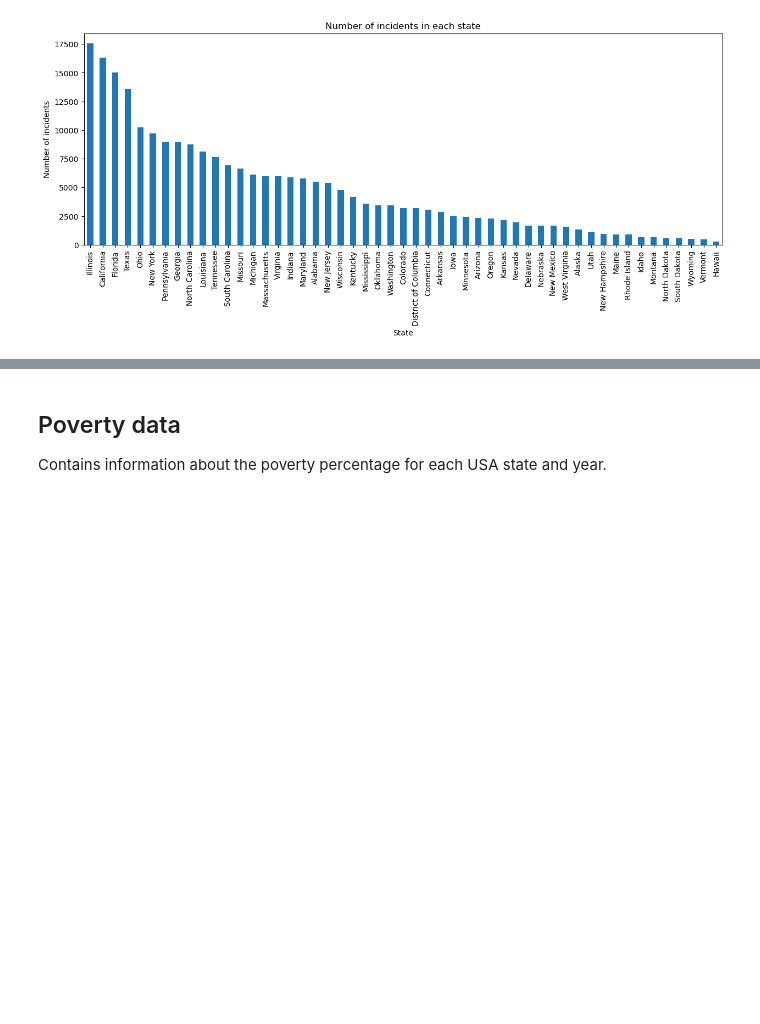
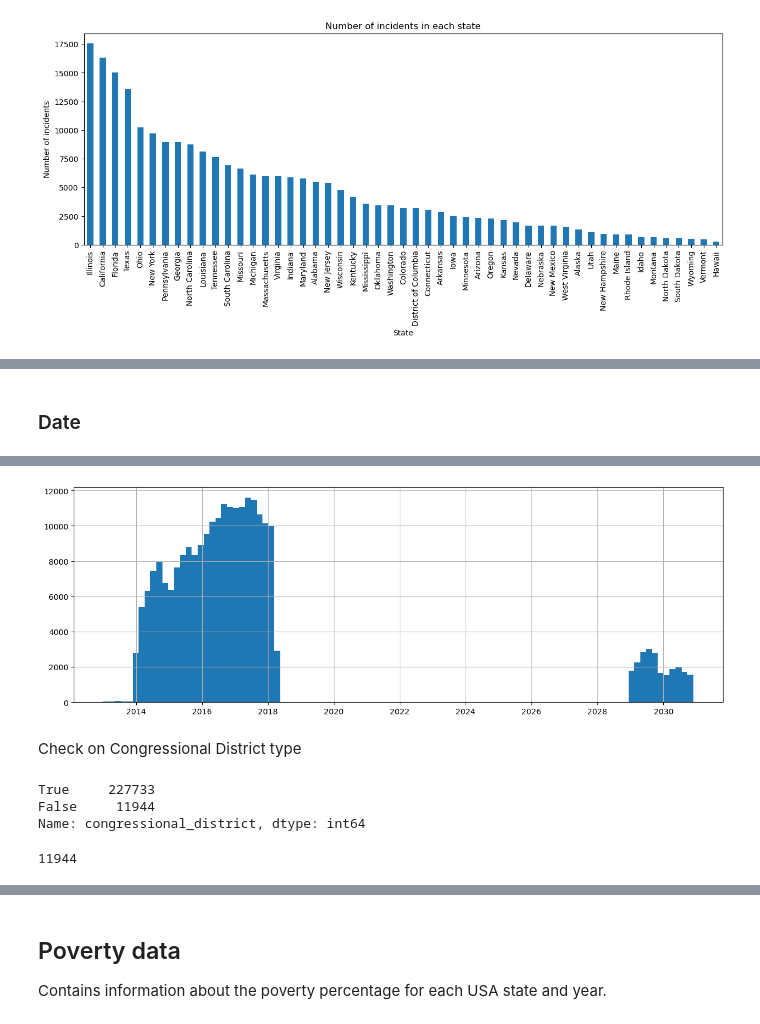
Before and after one commit to USA-Gun-Incidents/USA_gun_incidents, a Jupyter notebook: EDA.ipynb, the cells around one changed output, grey strips where cells are left out. Cells and saved outputs as stored; diff of their text form; code cells hidden in the pictures; blank space fills up the shorter version.

```diff
--- a/EDA.ipynb
+++ b/EDA.ipynb
@@ -5,9 +5,9 @@ Dataset descriptions and explorative data analysis
 import pandas as pd
 import matplotlib.pyplot as plt
 
-FOLDER = './gun-data/data/'
+FOLDER = './data/'
 incidents_path = FOLDER + 'incidents.csv'
-poverty_path = FOLDER + 'povertyByStateYear.csv'
+poverty_path = FOLDER + 'poverty_by_state_year.csv'
 congressional_winner_path = FOLDER + 'year_state_district_house.csv'
 # %%
 # Load data from csv files
@@ -82,0 +131,10 @@ Text(0, 0.5, 'Number of incidents')
+# %% [markdown]
+### Date
+# %%
+# convert date column to datetime type
+incidents_data['date'] = pd.to_datetime(incidents_data['date'])
+# %%
+# plot range data
+incidents_data['date'].hist(figsize=(15, 5), bins=100)
+print('Range data: ', incidents_data['date'].min(), ' - ', incidents_data['date'].max())
+# %% [output]
@@ -82,0 +142,14 @@ Text(0, 0.5, 'Number of incidents')
+[figure, added]
+# %% [markdown]
+Check on Congressional District type
+# %%
+# check if distrect float values are actually integers
+incidents_data['congressional_district'].apply(lambda x: x.is_integer()).value_counts()
+# %% [output]
+True     227733
+False     11944
+Name: congressional_district, dtype: int64
+# %%
+incidents_data['congressional_district'].isna().sum()
+# %% [output]
+11944
```
Also changed, not shown: parts of 21 cells of this notebook.
